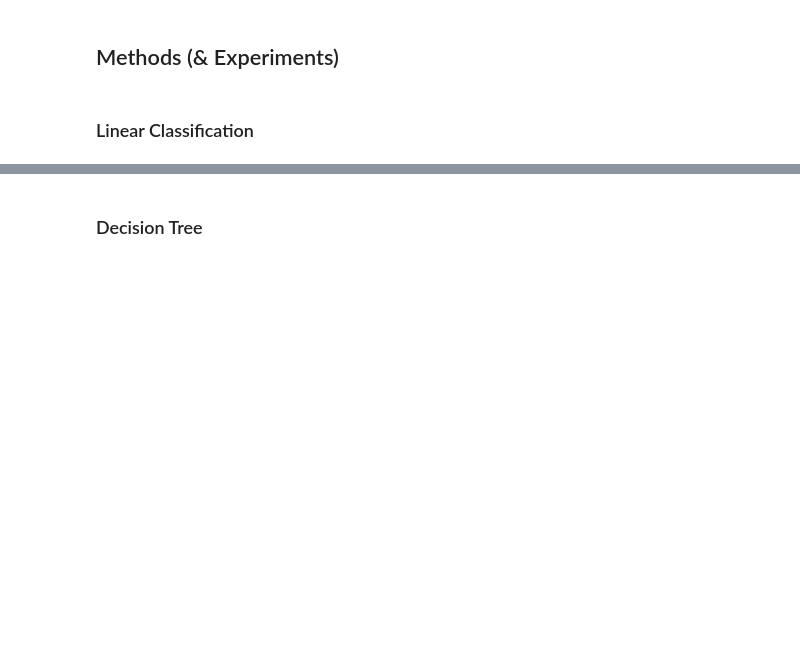
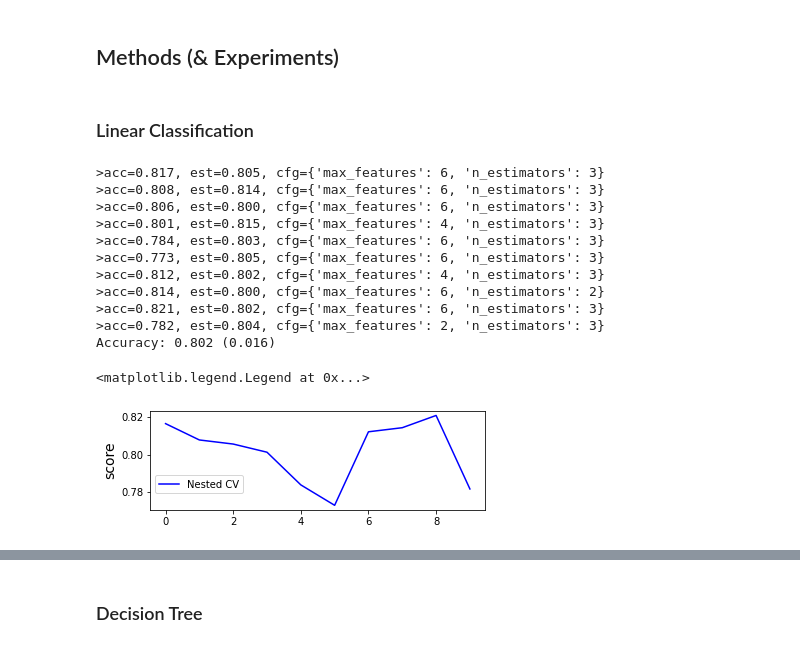
Before and after one commit to lucashoeft/Intelligent-Data-Analysis-Project, a Jupyter notebook: Intelligent-Data-Analysis-Project.ipynb, the cells around one changed output, grey strips where cells are left out. Drawn from its saved outputs; the diff is of its cells as text; code cells hidden in the pictures; blank space fills up the shorter version.

Commit message:
Implement cross validation

```diff
--- a/Intelligent-Data-Analysis-Project.ipynb
+++ b/Intelligent-Data-Analysis-Project.ipynb
@@ -319,3 +285,72 @@ Number of Columns (excl. Target): 86
 ## Methods (& Experiments)
 # %% [markdown]
 ### Linear Classification
+# %%
+# manual nested cross-validation for random forest on a classification dataset
+from numpy import mean
+from numpy import std
+from sklearn.datasets import make_classification
+from sklearn.model_selection import KFold
+from sklearn.model_selection import GridSearchCV
+from sklearn.ensemble import RandomForestClassifier
+from sklearn.metrics import accuracy_score
+
+X = income_labeled_scaled.drop('Income', axis=1)
+X = X.to_numpy()
+y = income_labeled_scaled['Income'].to_numpy()
+
+cv_outer = KFold(n_splits=10, shuffle=True, random_state=1)
+
+outer_results = list()
+for train_ix, test_ix in cv_outer.split(X):
+
+    X_train, X_test = X[train_ix, :], X[test_ix, :]
+    y_train, y_test = y[train_ix], y[test_ix]
+    # configure the cross-validation procedure
+    cv_inner = KFold(n_splits=3, shuffle=True, random_state=1)
+    # define the model
+    model = RandomForestClassifier(random_state=1)
+    # define search space
+    space = dict()
+    space['n_estimators'] = [1, 2, 3]
+    space['max_features'] = [2, 4, 6]
+    # define search
+    search = GridSearchCV(model, space, scoring='accuracy', cv=cv_inner, refit=True)
+    # execute search
+    result = search.fit(X_train, y_train)
+    # get the best performing model fit on the whole training set
+    best_model = result.best_estimator_
+    # evaluate model on the hold out dataset
+    yhat = best_model.predict(X_test)
+    # evaluate the model
+    acc = accuracy_score(y_test, yhat)
+    # store the result
+    outer_results.append(acc)
+    # report progress
+    print('>acc=%.3f, est=%.3f, cfg=%s' % (acc, result.best_score_, result.best_params_))
+# summarize the estimated performance of the model
+print('Accuracy: %.3f (%.3f)' % (mean(outer_results), std(outer_results)))
+
+plt.figure()
+plt.subplot(211)
+(nested_line,) = plt.plot(outer_results, color="b")
+plt.ylabel("score", fontsize="14")
+plt.legend(
+    [nested_line],
+    ["Nested CV"],
+    bbox_to_anchor=(0, 0.4, 0.5, 0),
+)
+# %% [output]
+>acc=0.817, est=0.805, cfg={'max_features': 6, 'n_estimators': 3}
+>acc=0.808, est=0.814, cfg={'max_features': 6, 'n_estimators': 3}
+>acc=0.806, est=0.800, cfg={'max_features': 6, 'n_estimators': 3}
+>acc=0.801, est=0.815, cfg={'max_features': 4, 'n_estimators': 3}
+>acc=0.784, est=0.803, cfg={'max_features': 6, 'n_estimators': 3}
+>acc=0.773, est=0.805, cfg={'max_features': 6, 'n_estimators': 3}
+>acc=0.812, est=0.802, cfg={'max_features': 4, 'n_estimators': 3}
+>acc=0.814, est=0.800, cfg={'max_features': 6, 'n_estimators': 2}
+>acc=0.821, est=0.802, cfg={'max_features': 6, 'n_estimators': 3}
+>acc=0.782, est=0.804, cfg={'max_features': 2, 'n_estimators': 3}
+Accuracy: 0.802 (0.016)
+<matplotlib.legend.Legend at 0x...>
+[figure, added]
```
Also changed, not shown: parts of 22 cells of this notebook.
